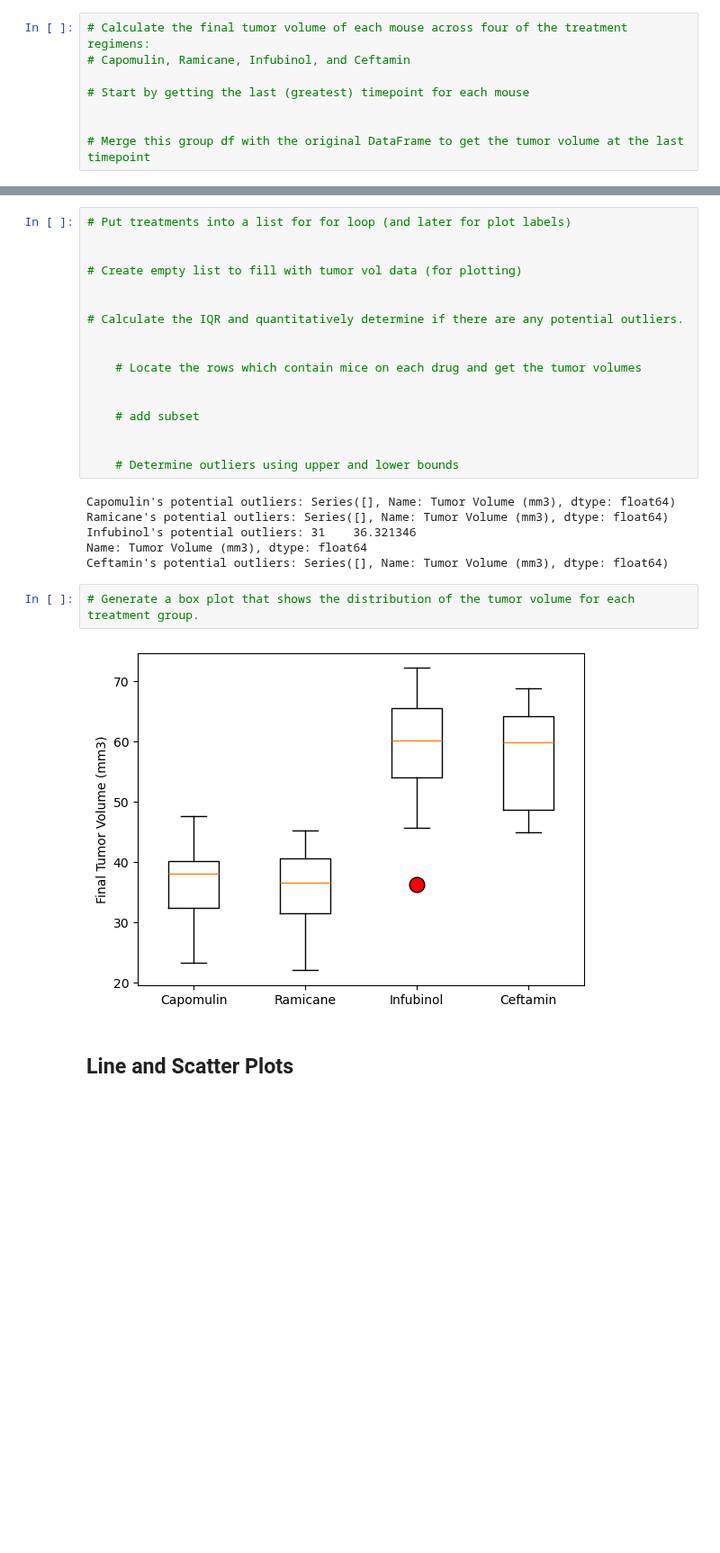
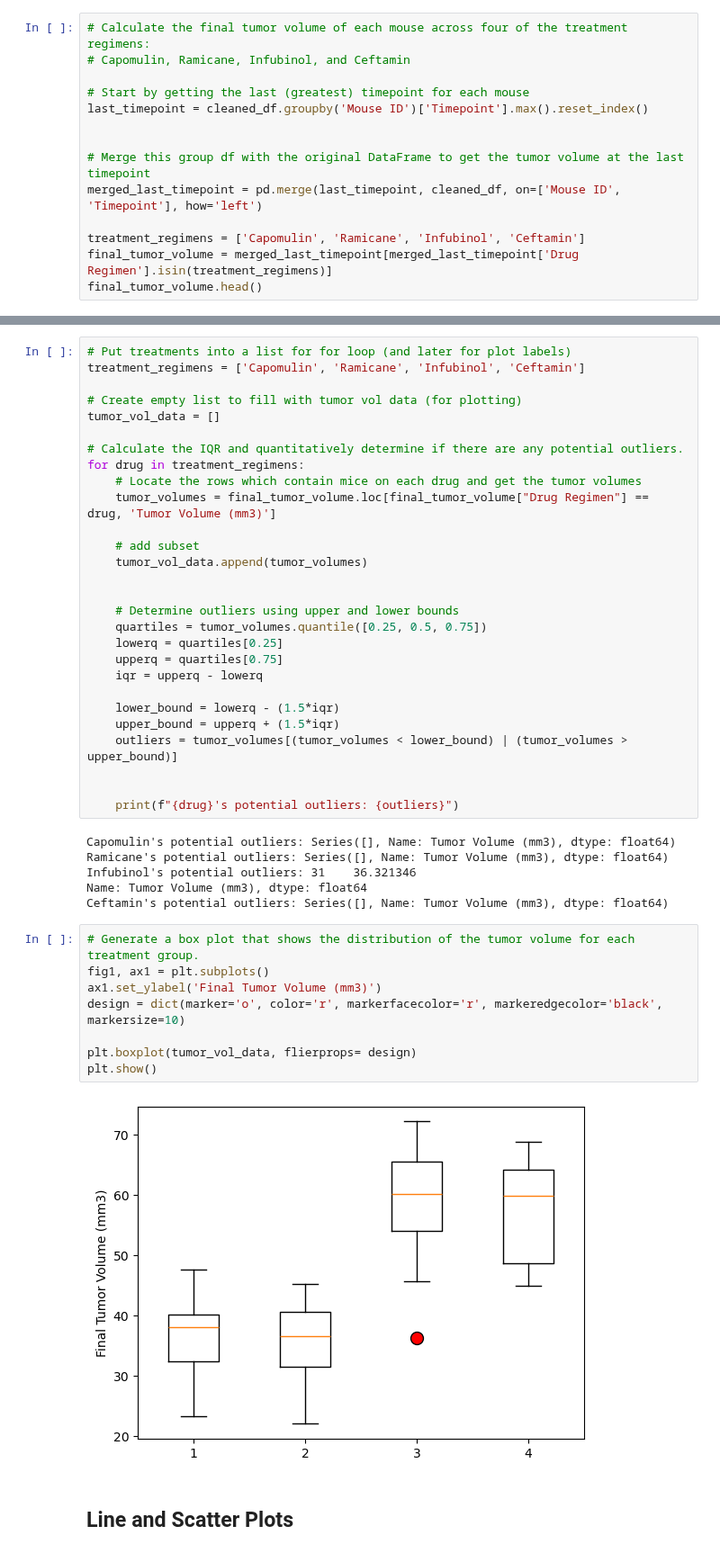
Before and after one commit to Golnaz8/Matplotlib_visualization, a Jupyter notebook: Pymaceuticals/pymaceuticals_ultimate.ipynb, the cells around one changed output, grey strips where cells are left out. Shown at 90% size. Cells and saved outputs as stored; diff of their text form; blank space fills up the shorter version.

Commit message:
Completed BoxPlots code

```diff
--- a/Pymaceuticals/pymaceuticals_ultimate.ipynb
+++ b/Pymaceuticals/pymaceuticals_ultimate.ipynb
@@ -205,6 +205,12 @@ plt.show()
 # Capomulin, Ramicane, Infubinol, and Ceftamin
 
 # Start by getting the last (greatest) timepoint for each mouse
+last_timepoint = cleaned_df.groupby('Mouse ID')['Timepoint'].max().reset_index()
 
 
 # Merge this group df with the original DataFrame to get the tumor volume at the last timepoint
+merged_last_timepoint = pd.merge(last_timepoint, cleaned_df, on=['Mouse ID', 'Timepoint'], how='left')
+
+treatment_regimens = ['Capomulin', 'Ramicane', 'Infubinol', 'Ceftamin']
+final_tumor_volume = merged_last_timepoint[merged_last_timepoint['Drug Regimen'].isin(treatment_regimens)]
+final_tumor_volume.head()
@@ -211,20 +224,31 @@ plt.show()
 # %%
 # Put treatments into a list for for loop (and later for plot labels)
-
+treatment_regimens = ['Capomulin', 'Ramicane', 'Infubinol', 'Ceftamin']
 
 # Create empty list to fill with tumor vol data (for plotting)
-
+tumor_vol_data = []
 
 # Calculate the IQR and quantitatively determine if there are any potential outliers.
-
-
+for drug in treatment_regimens:
     # Locate the rows which contain mice on each drug and get the tumor volumes
-
+    tumor_volumes = final_tumor_volume.loc[final_tumor_volume["Drug Regimen"] == drug, 'Tumor Volume (mm3)']
 
     # add subset
+    tumor_vol_data.append(tumor_volumes)
 
 
     # Determine outliers using upper and lower bounds
+    quartiles = tumor_volumes.quantile([0.25, 0.5, 0.75])
+    lowerq = quartiles[0.25]
+    upperq = quartiles[0.75]
+    iqr = upperq - lowerq
+
+    lower_bound = lowerq - (1.5*iqr)
+    upper_bound = upperq + (1.5*iqr)
+    outliers = tumor_volumes[(tumor_volumes < lower_bound) | (tumor_volumes > upper_bound)]
+
+
+    print(f"{drug}'s potential outliers: {outliers}")
 # %% [output]
 Capomulin's potential outliers: Series([], Name: Tumor Volume (mm3), dtype: float64)
 Ramicane's potential outliers: Series([], Name: Tumor Volume (mm3), dtype: float64)
@@ -233,8 +257,14 @@ Name: Tumor Volume (mm3), dtype: float64
 Ceftamin's potential outliers: Series([], Name: Tumor Volume (mm3), dtype: float64)
 # %%
 # Generate a box plot that shows the distribution of the tumor volume for each treatment group.
+fig1, ax1 = plt.subplots()
+ax1.set_ylabel('Final Tumor Volume (mm3)')
+design = dict(marker='o', color='r', markerfacecolor='r', markeredgecolor='black', markersize=10)
+
+plt.boxplot(tumor_vol_data, flierprops= design)
+plt.show()
 # %% [output]
-[figure, old version]
+[figure, new version]
 # %% [markdown]
 ## Line and Scatter Plots
 # %%
```
Also changed, not shown: parts of 1 cell of this notebook.
